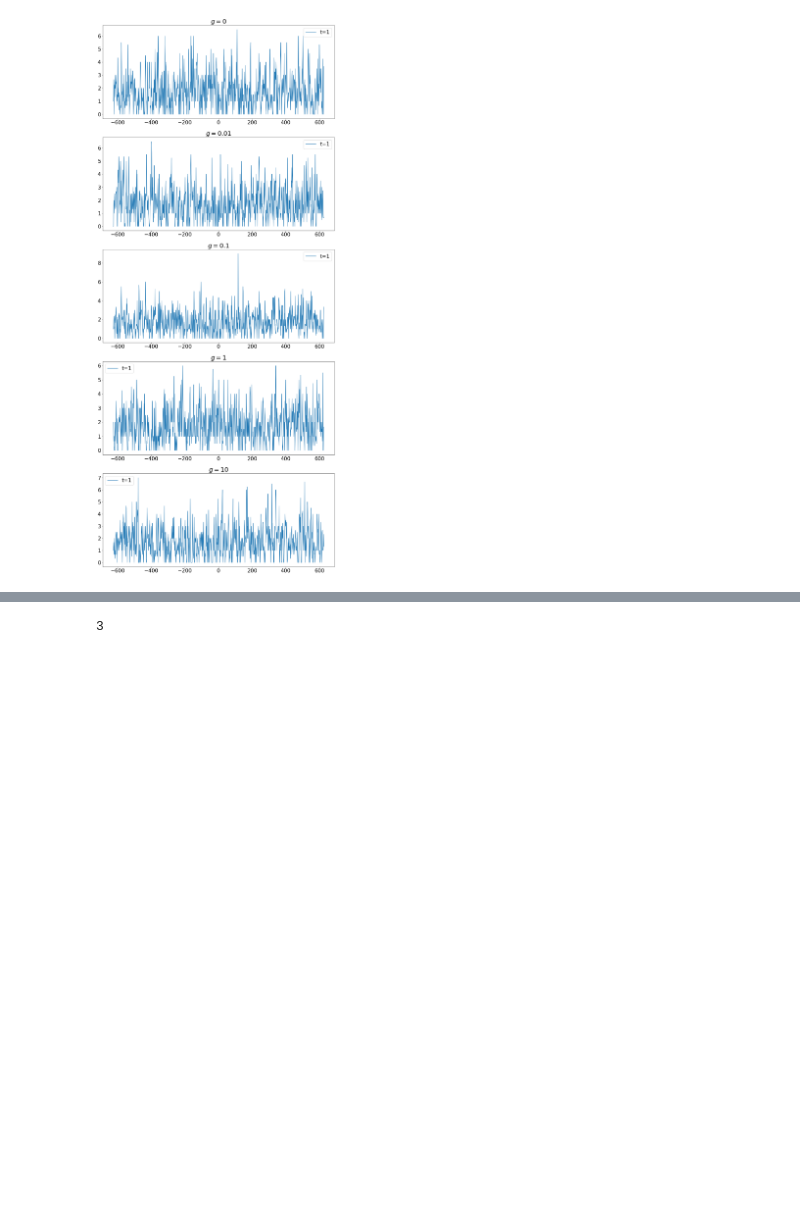
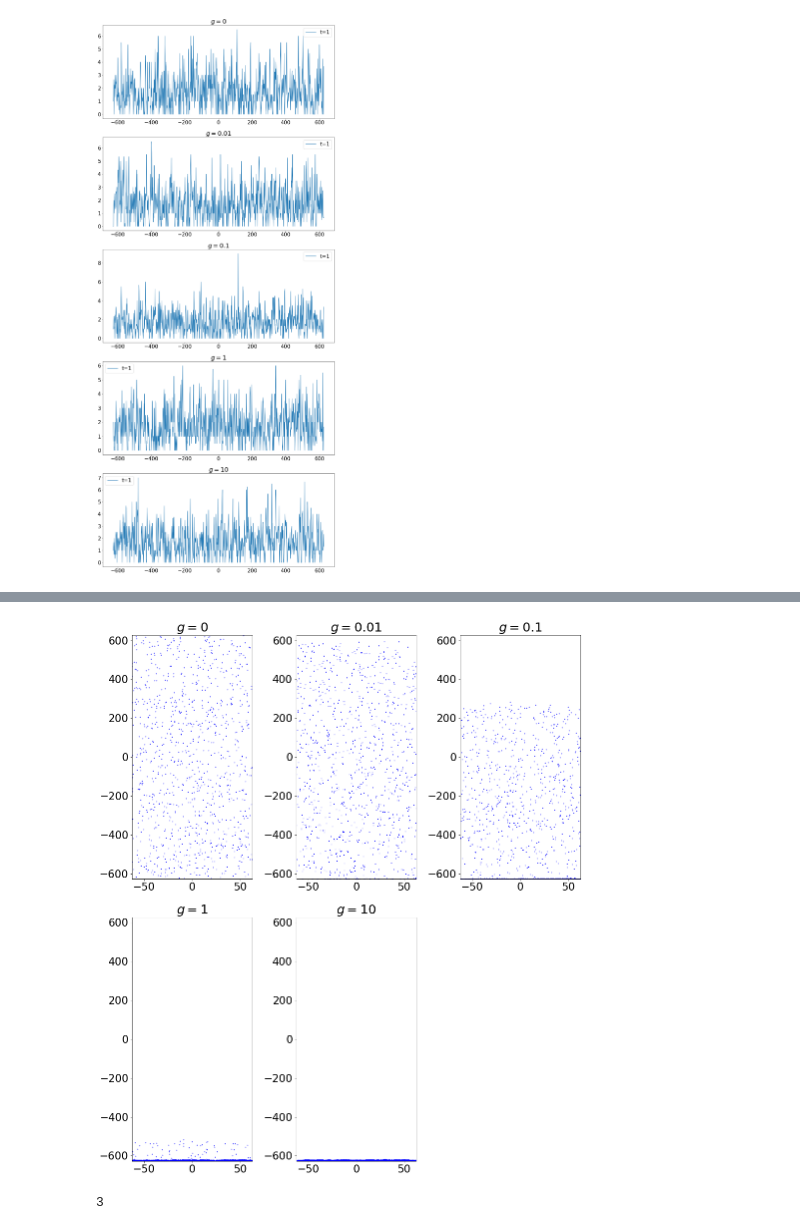
Before and after one commit to hikata101/monte-carlo-simulations-of-hard-disk, a Jupyter notebook: monte_carlo_simulations.ipynb, the cells around one changed output, grey strips where cells are left out. Cells and saved outputs as stored; diff of their text form; code cells hidden in the pictures; blank space fills up the shorter version.

```diff
--- a/monte_carlo_simulations.ipynb
+++ b/monte_carlo_simulations.ipynb
@@ -747,3 +832,7 @@ snapshots('./values/problem7/output_1.json')
+# %%
+snapshots('./values/problem7/output_10.json')
+# %% [output]
+[figure, added]
 # %%
 json_open = open('./values/problem4/output_test.json', 'r')
 json_load = json.load(json_open)
```
Also changed, not shown: parts of 5 cells of this notebook, 1 other file.
